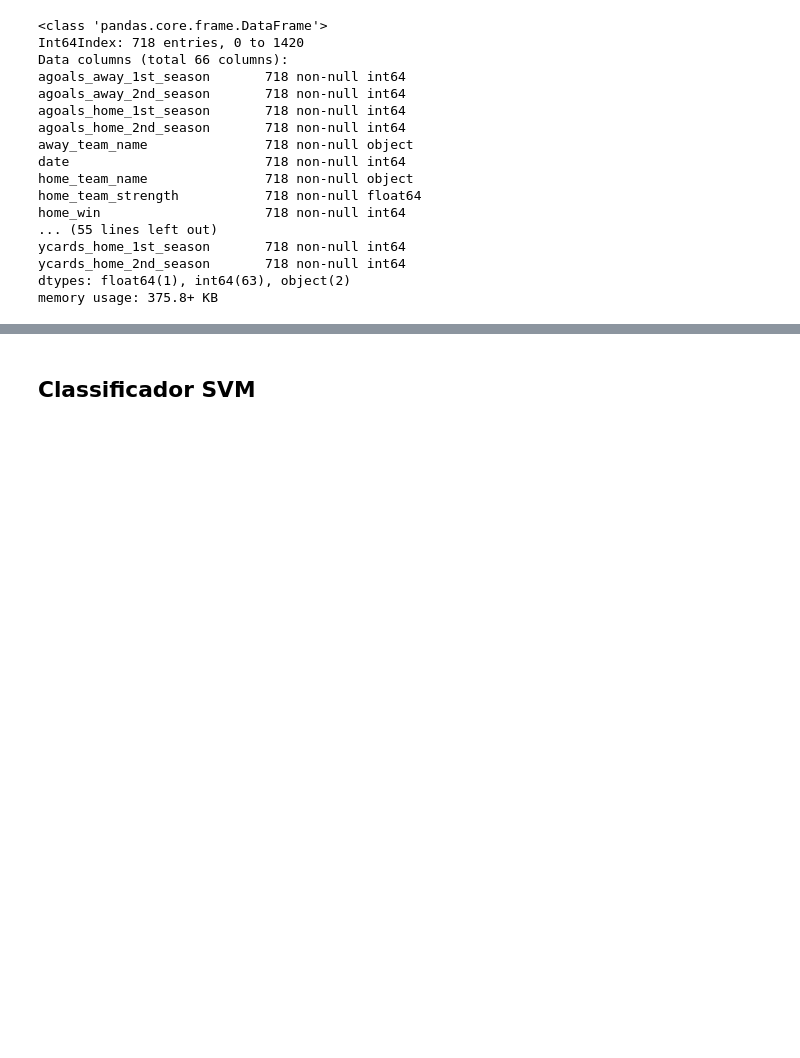
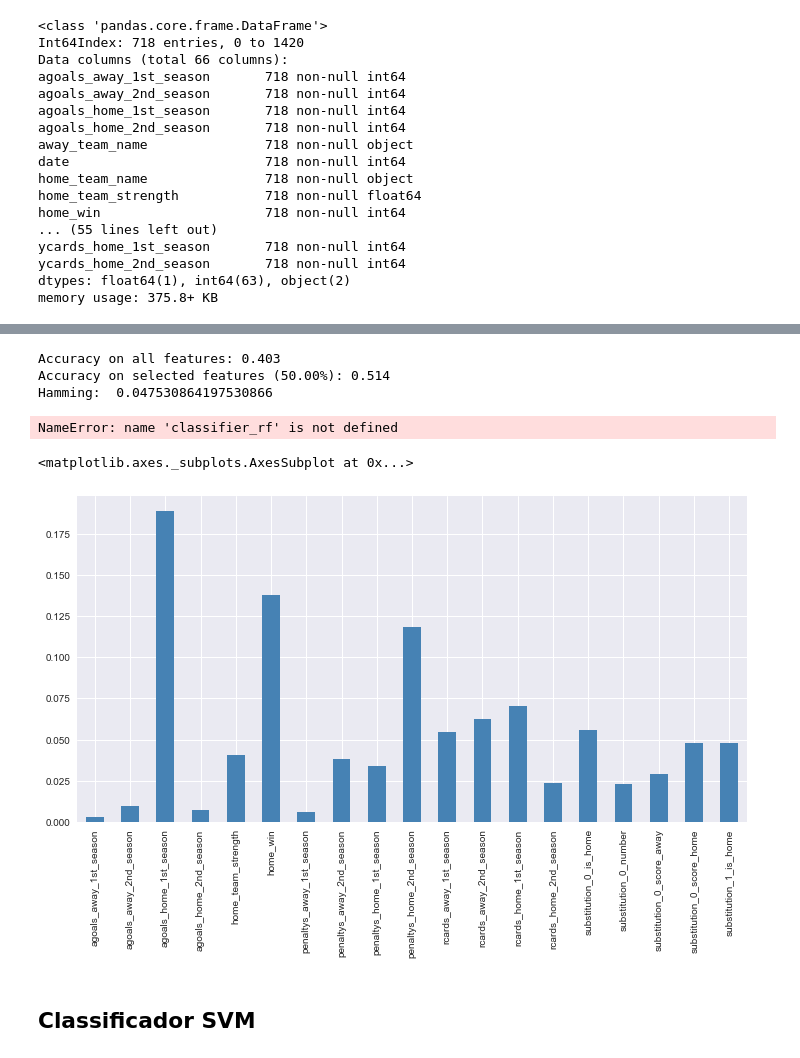
Before and after one commit to nbrutti/uol-export, a Jupyter notebook: notebooks/Pré-processamento.ipynb, the cells around one changed output, grey strips where cells are left out. Saved outputs shown, nothing was run; the diff lists cells and outputs as text; code cells hidden in the pictures; blank space fills up the shorter version.

```diff
--- a/notebooks/Pré-processamento.ipynb
+++ b/notebooks/Pré-processamento.ipynb
@@ -274,3 +293,41 @@ Hamming:  0.03825136612021858
+# %%
+from skmultilearn.problem_transform import LabelPowerset
+from sklearn.ensemble import RandomForestClassifier
+
+from sklearn.metrics import accuracy_score, hamming_loss
+from sklearn.model_selection import GridSearchCV
+
+clf = LabelPowerset(classifier=RandomForestClassifier(n_estimators=150, criterion='entropy'), require_dense = [False, True])
+y_hat = clf.fit(X_train, Y_train).predict(X_test)
+y_hat_selected = clf.fit(x, Y_train).predict(X_test_fs)
+
+print("Accuracy on all features: {:.3f}".format(accuracy_score(Y_test, y_hat)))
+print("Accuracy on selected features ({:.2f}%): {:.3f}".format(PERCENTILE, accuracy_score(Y_test, y_hat_selected)))
+print("Hamming: ", hamming_loss(Y_test, y_hat))
+
+param_grid = {
+            "criterion": ['entropy', 'gini'],
+            "n_estimators": [25, 50, 75],
+            "bootstrap": [False, True],
+            "max_depth": [3, 5, 10],
+            "max_features": ['auto', 0.1, 0.2, 0.3]
+}
+grid_search = GridSearchCV(classifier_rf, param_grid, scoring="accuracy")
+grid_search.fit(X, y)
+
+classifier_rf = grid_search.best_estimator_
+grid_search.best_params_, grid_search.best_score_
+# %% [output]
+Accuracy on all features: 0.403
+Accuracy on selected features (50.00%): 0.514
+Hamming:  0.047530864197530866
+NameError: name 'classifier_rf' is not defined
+# %%
+x_pd = pd.DataFrame(X_train_fs)
+pd.Series(clf.classifier.feature_importances_, index=X.columns[0:19]).plot.bar(color='steelblue', figsize=(12, 6))
+# %% [output]
+<matplotlib.axes._subplots.AxesSubplot at 0x...>
+[figure, added]
 # %% [markdown]
 ## Classificador SVM
 # %%
```
Also changed, not shown: parts of 17 cells of this notebook.
